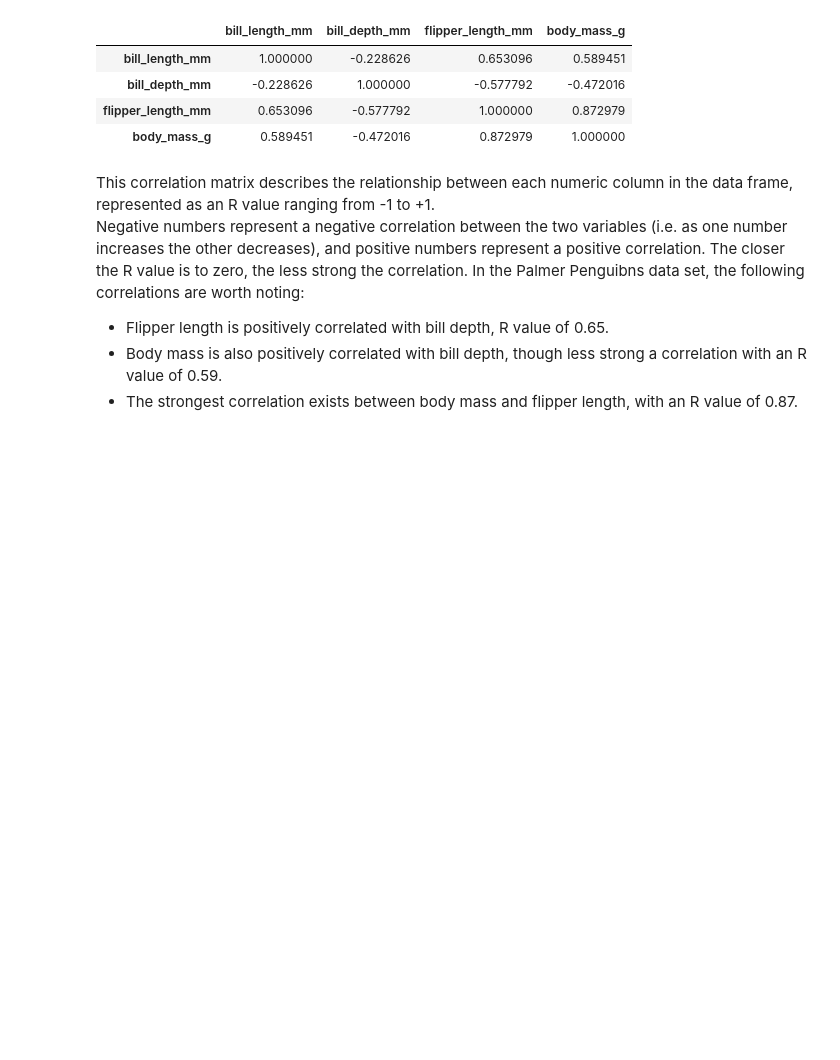
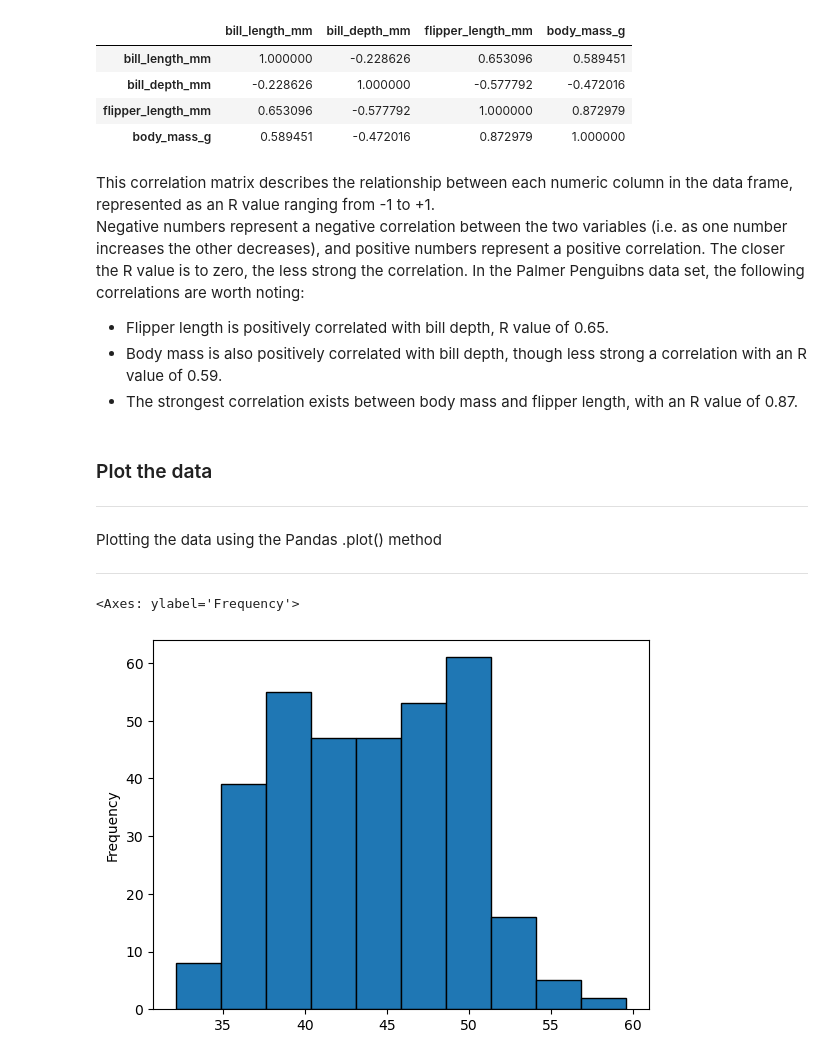
Before and after one commit to a-o-connor/palmerpenguins_data_analytics, a Jupyter notebook: palmerpenguinsanalysis.ipynb, the cells around one changed output. Saved outputs shown, nothing was run; the diff lists cells and outputs as text; code cells hidden in the pictures; blank space fills up the shorter version.

Commit message:
plotting the data

```diff
--- a/palmerpenguinsanalysis.ipynb
+++ b/palmerpenguinsanalysis.ipynb
@@ -132,3 +135,14 @@ Negative numbers represent a negative correlation between the two variables (i.e
 - Flipper length is positively correlated with bill depth, R value of 0.65.
 - Body mass is also positively correlated with bill depth, though less strong a correlation with an R value of 0.59.
 - The strongest correlation exists between body mass and flipper length, with an R value of 0.87.
+# %% [markdown]
+### Plot the data
+****
+# %% [markdown]
+Plotting the data using the Pandas .plot()  method
+****
+# %%
+df_cleaned_empty_rows["bill_length_mm"].plot(kind="hist", edgecolor = "black")
+# %% [output]
+<Axes: ylabel='Frequency'>
+[figure, added]
```
Also changed, not shown: parts of 7 cells of this notebook.
